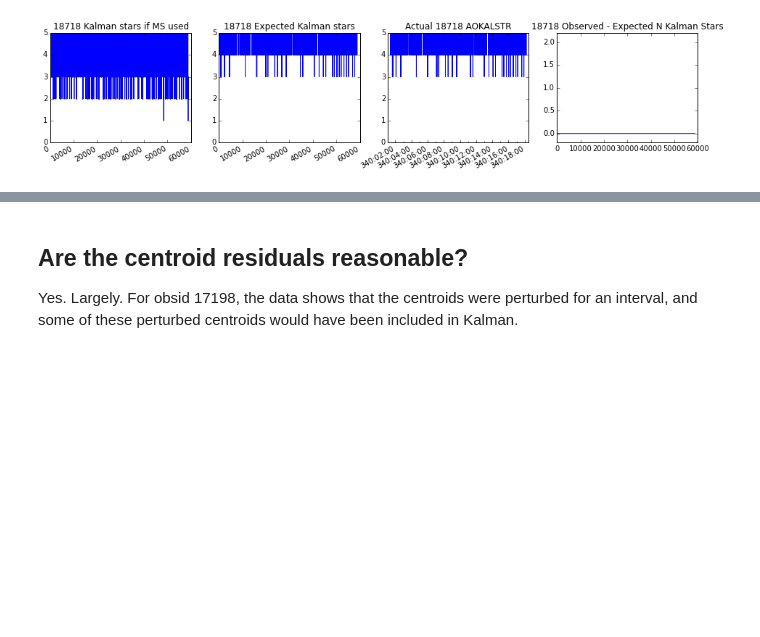
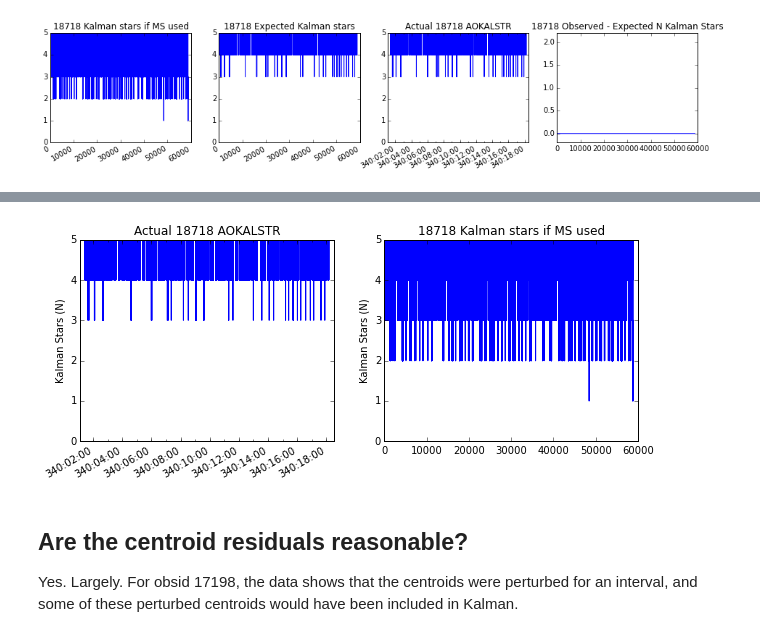
Before and after one commit to sot/aca_status_flags, a Jupyter notebook: ms_disable_in_guide_review.ipynb, the cells around one changed output, grey strips where cells are left out. Cells and saved outputs as stored; diff of their text form; code cells hidden in the pictures; blank space fills up the shorter version.

```diff
--- a/ms_disable_in_guide_review.ipynb
+++ b/ms_disable_in_guide_review.ipynb
@@ -157,3 +195,7 @@ kalman_plots(18718)
+# %%
+reduced_kalman_plot(18718)
+# %% [output]
+[figure, added]
 # %% [markdown]
 ##   Are the centroid residuals reasonable?
 
```
Also changed, not shown: parts of 6 cells of this notebook.
